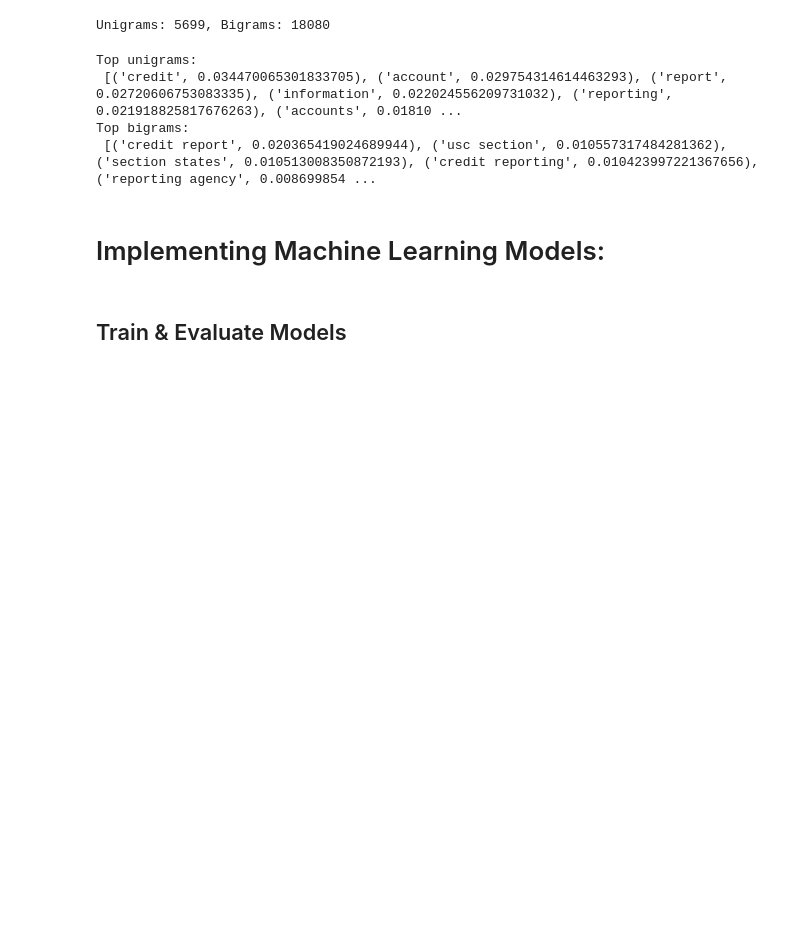
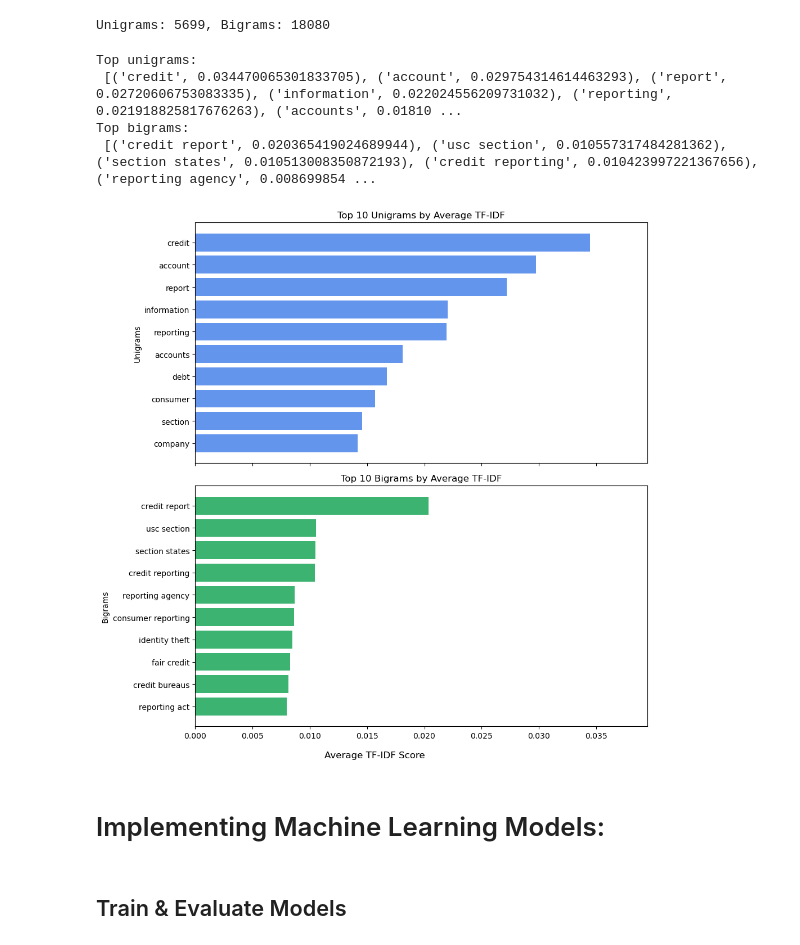
Before and after one commit to abigailvalladolid/NLP-Consumer-Complaint-Classification, a Jupyter notebook: Final Analysis Notebook.ipynb, the cells around one changed output. Cells and saved outputs as stored; diff of their text form; code cells hidden in the pictures; blank space fills up the shorter version.

```diff
--- a/Final Analysis Notebook.ipynb
+++ b/Final Analysis Notebook.ipynb
@@ -260,6 +260,30 @@ Top unigrams:
  [('credit', 0.034470065301833705), ('account', 0.029754314614463293), ('report', 0.02720606753083335), ('information', 0.022024556209731032), ('reporting', 0.021918825817676263), ('accounts', 0.01810 ...
 Top bigrams:
  [('credit report', 0.020365419024689944), ('usc section', 0.010557317484281362), ('section states', 0.010513008350872193), ('credit reporting', 0.010423997221367656), ('reporting agency', 0.008699854 ...
+# %%
+unigram_labels, unigram_values = zip(*top_unigrams)
+bigram_labels, bigram_values = zip(*top_bigrams)
+
+max_value = max(max(unigram_values), max(bigram_values))
+
+fig, axes = plt.subplots(nrows=2, ncols=1, figsize=(10, 10), sharex=True)
+
+axes[0].barh(unigram_labels[::-1], unigram_values[::-1], color='cornflowerblue')
+axes[0].set_title("Top 10 Unigrams by Average TF-IDF")
+axes[0].set_xlim(0, max_value + 0.005)
+axes[0].set_ylabel("Unigrams")
+
+axes[1].barh(bigram_labels[::-1], bigram_values[::-1], color='mediumseagreen')
+axes[1].set_title("Top 10 Bigrams by Average TF-IDF")
+axes[1].set_xlim(0, max_value + 0.005)
+axes[1].set_ylabel("Bigrams")
+
+fig.supxlabel("Average TF-IDF Score")
+
+plt.tight_layout()
+plt.show()
+# %% [output]
+[figure, added]
 # %% [markdown]
 # Implementing Machine Learning Models:
 # %% [markdown]
```
Also changed, not shown: parts of 2 cells of this notebook.
